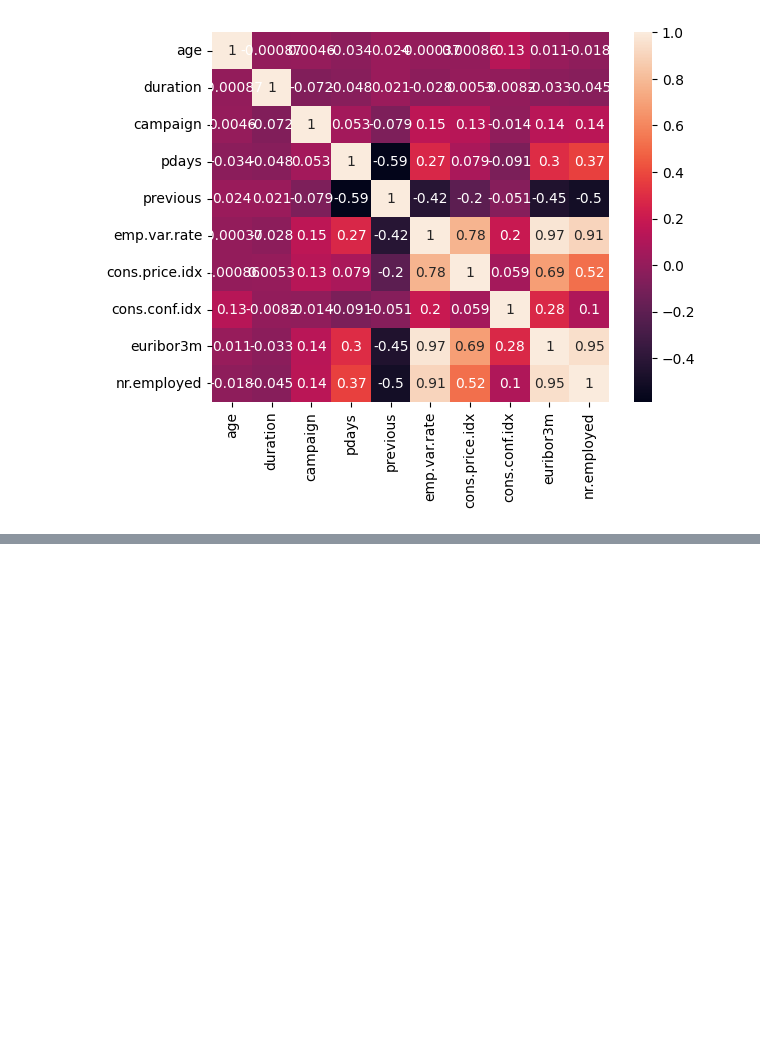
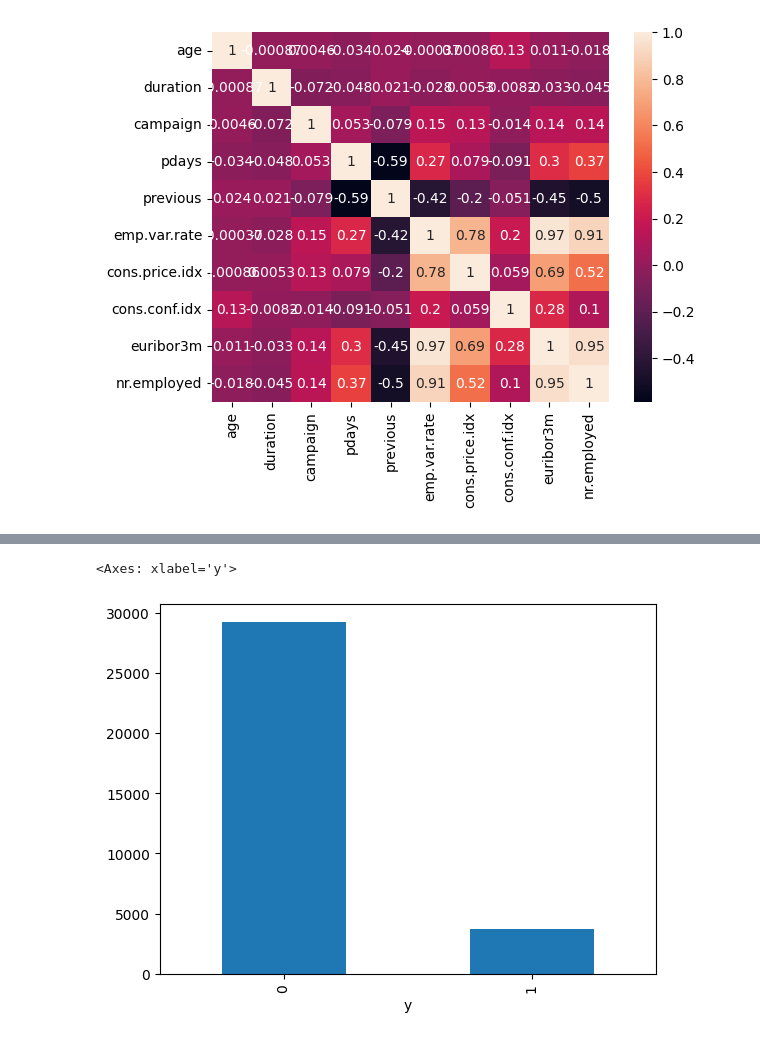
Before and after one commit to Joseddl/ML, a Jupyter notebook: src/explore.ipynb, the cells around one changed output, grey strips where cells are left out. Saved outputs shown, nothing was run; the diff lists cells and outputs as text; code cells hidden in the pictures; blank space fills up the shorter version.

```diff
--- a/src/explore.ipynb
+++ b/src/explore.ipynb
@@ -107,0 +169,4 @@ sns.heatmap(df.select_dtypes(include=np.number).corr(), annot=True)
+# %%
+df_1 = df.select_dtypes(include="O")
+# %%
+df_1enc = df_1.apply(le.fit_transform)
@@ -107,0 +182,2 @@ sns.heatmap(df.select_dtypes(include=np.number).corr(), annot=True)
+# %%
+df_encoded = pd.concat([df_num, df_1enc], axis = 1)
@@ -107,0 +234,7 @@ sns.heatmap(df.select_dtypes(include=np.number).corr(), annot=True)
+# %%
+X = df_encoded.drop("y", axis = 1)
+y =  df_encoded["y"]
+
+X_train, X_test, y_train, y_test = train_test_split(X, y, test_size= 0.2, random_state=42, stratify=y)
+
+X_train.head()
@@ -107,0 +248,5 @@ sns.heatmap(df.select_dtypes(include=np.number).corr(), annot=True)
+# %%
+y_train.value_counts().plot.bar()
+# %% [output]
+<Axes: xlabel='y'>
+[figure, added]
```
Also changed, not shown: parts of 53 cells of this notebook, 5 other files.
